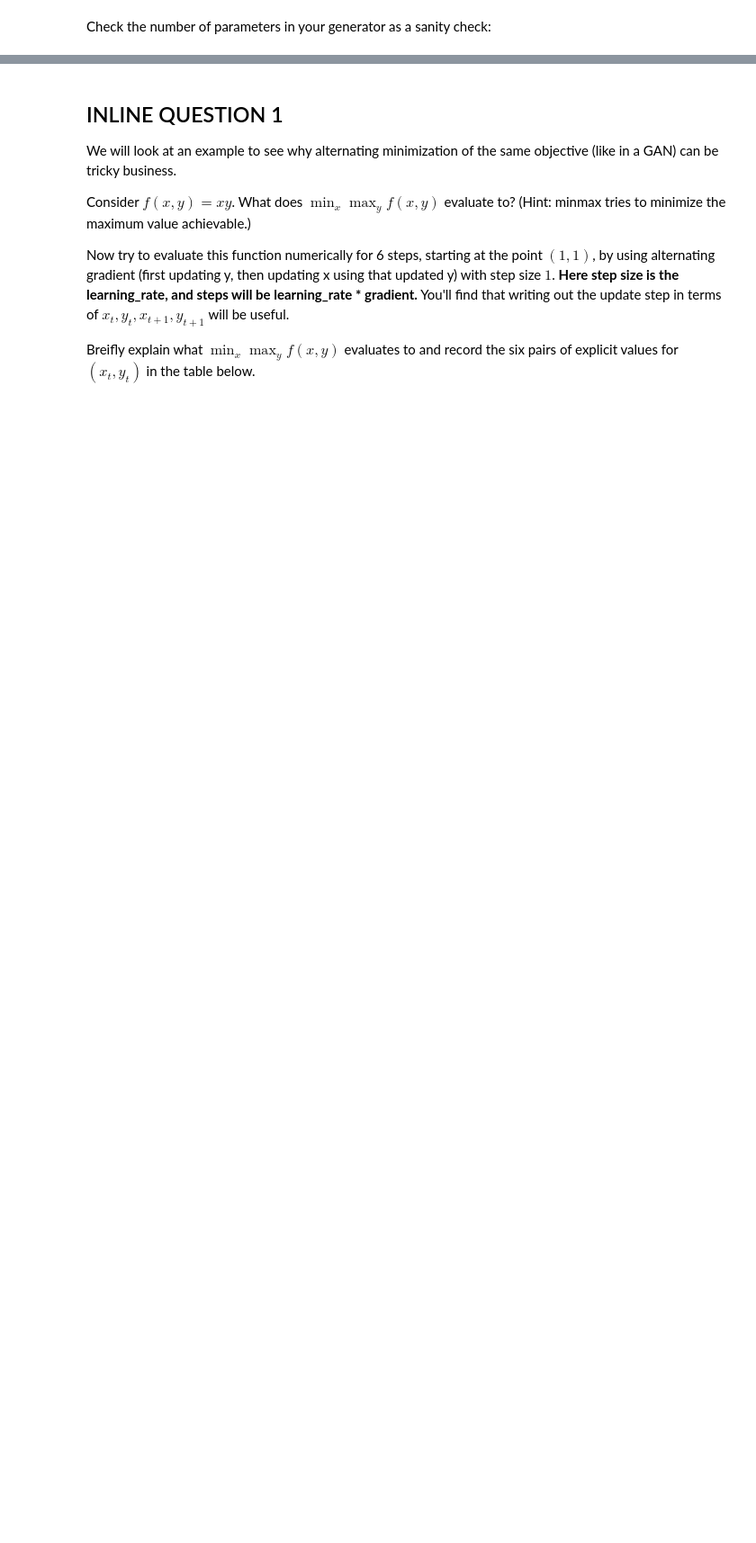
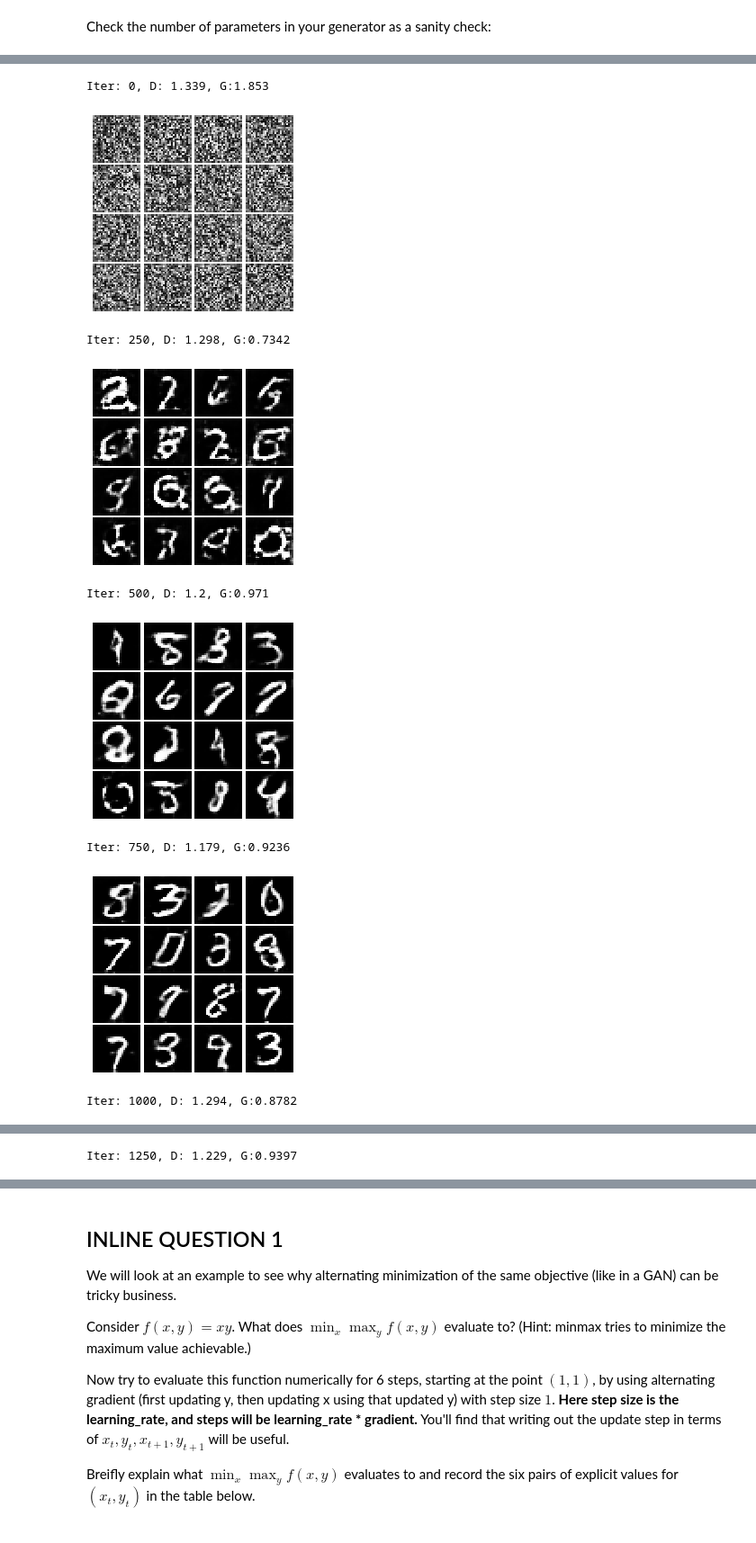
Before and after one commit to ilyarudyak/cs231n-convolutional-nn-2018, a Jupyter notebook: assignment3/Generative_Adversarial_Networks_PyTorch.ipynb, the cells around one changed output, grey strips where cells are left out. Shown at 90% size. Saved outputs shown, nothing was run; the diff lists cells and outputs as text; code cells hidden in the pictures; blank space fills up the shorter version.

```diff
--- a/assignment3/Generative_Adversarial_Networks_PyTorch.ipynb
+++ b/assignment3/Generative_Adversarial_Networks_PyTorch.ipynb
@@ -578,7 +595,17 @@ def build_dc_classifier():
     return nn.Sequential(
         # *****START OF YOUR CODE (DO NOT DELETE/MODIFY THIS LINE)*****
 
-        pass
+        Unflatten(batch_size, 1, 28, 28),
+        nn.Conv2d(1, 32, kernel_size=5, stride=1),
+        nn.LeakyReLU(0.01),
+        nn.MaxPool2d(kernel_size=2, stride=2),
+        nn.Conv2d(32, 64, kernel_size=5, stride=1),
+        nn.LeakyReLU(0.01),
+        nn.MaxPool2d(kernel_size=2, stride=2),
+        Flatten(),
+        nn.Linear(4*4*64, 4*4*64),
+        nn.LeakyReLU(0.01),
+        nn.Linear(4*4*64, 1)
 
         # *****END OF YOUR CODE (DO NOT DELETE/MODIFY THIS LINE)*****
     )
@@ -624,7 +655,19 @@ def build_dc_generator(noise_dim=NOISE_DIM):
     return nn.Sequential(
         # *****START OF YOUR CODE (DO NOT DELETE/MODIFY THIS LINE)*****
 
-        pass
+        nn.Linear(noise_dim, 1024),
+        nn.ReLU(),
+        nn.BatchNorm1d(1024), # Note: nn.BatchNorm1d
+        nn.Linear(1024, 7*7*128),
+        nn.ReLU(),
+        nn.BatchNorm1d(7*7*128), # Note: nn.BatchNorm1d
+        Unflatten(batch_size, 128, 7, 7),
+        nn.ConvTranspose2d(128, 64, kernel_size=4, stride=2, padding=1),
+        nn.ReLU(),
+        nn.BatchNorm2d(64),
+        nn.ConvTranspose2d(64, 1, kernel_size=4, stride=2, padding=1),
+        nn.Tanh(),
+        Flatten()
 
         # *****END OF YOUR CODE (DO NOT DELETE/MODIFY THIS LINE)*****
     )
@@ -650,10 +697,20 @@ test_dc_generator()
 # %%
 D_DC = build_dc_classifier().type(dtype)
 D_DC.apply(initialize_weights)
 G_DC = build_dc_generator().type(dtype)
 G_DC.apply(initialize_weights)
 
 D_DC_solver = get_optimizer(D_DC)
 G_DC_solver = get_optimizer(G_DC)
 
-run_a_gan(D_DC, G_DC, D_DC_solver, G_DC_solver, discriminator_loss, generator_loss, num_epochs=5)
+run_a_gan(D_DC, G_DC, D_DC_solver, G_DC_solver, discriminator_loss, generator_loss, num_epochs=15)
+# %% [output]
+Iter: 0, D: 1.339, G:1.853
+[figure, added]
+Iter: 250, D: 1.298, G:0.7342
+[figure, added]
+Iter: 500, D: 1.2, G:0.971
+[figure, added]
+Iter: 750, D: 1.179, G:0.9236
+[figure, added]
+Iter: 1000, D: 1.294, G:0.8782
@@ -659,0 +718 @@ run_a_gan(D_DC, G_DC, D_DC_solver, G_DC_solver, discriminator_loss, generator_lo
+Iter: 1250, D: 1.229, G:0.9397
```
Also changed, not shown: parts of 7 cells of this notebook.
